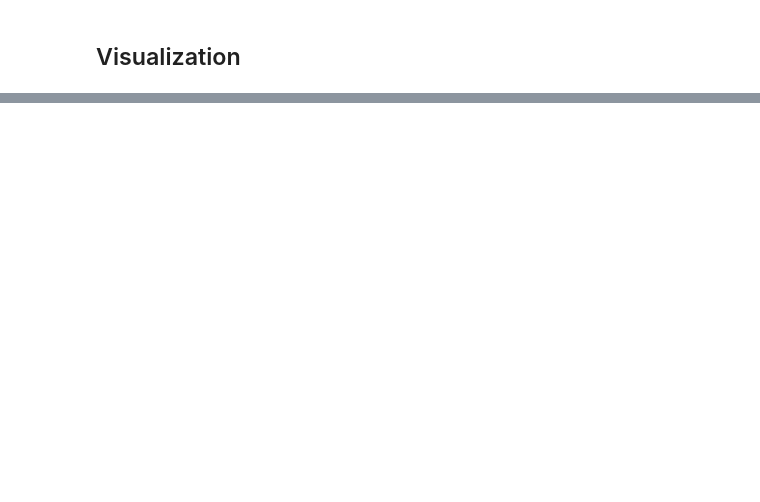
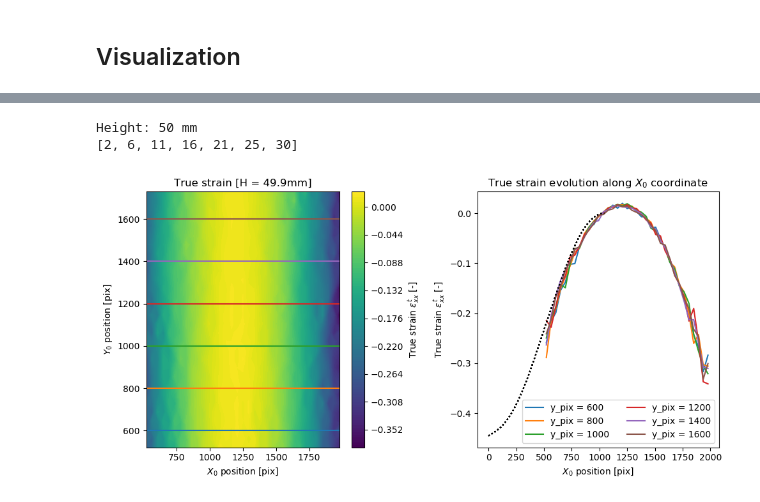
Before and after one commit to AlexandreTlili/Fracture_dAlembert, a Jupyter notebook: code/DIC_calibration.ipynb, the cells around one changed output, grey strips where cells are left out. Saved outputs shown, nothing was run; the diff lists cells and outputs as text; code cells hidden in the pictures; blank space fills up the shorter version.

```diff
--- a/code/DIC_calibration.ipynb
+++ b/code/DIC_calibration.ipynb
@@ -164,13 +200,13 @@ plt.show()
 # %%
 # Check evolution along x
 
-frame = 100
+frame_index = -1
 y_pix_list = [600, 800, 1000, 1200, 1400, 1600]
 #y_pix_list = [800, 1200, 1600]
 
 # Compute theoretical visual_strain
 dt_camera = 1e-1
-frame_true = frames_true[frame]
+frame_true = frames_true[frame_index]
 H = time_to_H.time_to_H(frame_true * dt_camera)
 df, dict_sol = flex.solve_flexion(setup.W, H, setup.a)
 
@@ -179,7 +215,7 @@ print(f"Height: {1e3 * H:.0f} mm")
 # Get coordinates and true strain
 x0 = coords[0,0,:,:,0]
 y0 = coords[0,1,:,:,0]
-trueStrain_frame = trueStrain[0,0,0,:,:,frame]
+trueStrain_frame = trueStrain[0,0,0,:,:,frame_index]
 
 # Find nearest element for each y_pix
 y_elem_list = []
@@ -189,34 +225,38 @@ for y_pix in y_pix_list:
 
 # Plot ax1: contourf with lines; ax2: strain along y
 fig, (ax1, ax2) = plt.subplots(ncols=2, figsize=(10,5), tight_layout=True)
 
-ax1.set_title(f'True strain [frame {frame_true}]')
+ax1.set_title(f'True strain [H = {heights[frame_index] * 1e3:.1f}mm]')
 ax2.set_title('True strain evolution along $X_0$ coordinate')
 
 cont = ax1.contourf(x0, y0, trueStrain_frame, cmap='viridis', levels=100)
 fig.colorbar(cont, ax=ax1, label='True strain $\epsilon^t_{xx}$ [-]')
 
 color_cycle = plt.rcParams['axes.prop_cycle'].by_key()['color']
 
 strain_evol_x = []
 for i in range(len(y_pix_list)):
     y_pix, y_elem = y_pix_list[i], y_elem_list[i]
     color = color_cycle[i]
 
     ax1.axhline(y_pix, c=color)
     ax2.plot(x0[:,y_elem], trueStrain_frame[:,y_elem], c=color, label=f"y_pix = {y_pix}")
     ax2.plot(10000 * df['S'].to_numpy(), df['trueStrain_visu'].to_numpy(), ls=':', c='k')
     strain_evol_x.append(trueStrain_frame[:,y_elem])
 
 ax2.legend(ncol=2)
 
 ax1.set_xlabel('$X_0$ position [pix]')
 ax1.set_ylabel('$Y_0$ position [pix]')
 ax2.set_xlabel('$X_0$ position [pix]')
 ax2.set_ylabel('True strain $\epsilon^t_{xx}$ [-]')
 
 print(x_elem_list)
 plt.show()
+# %% [output]
+Height: 50 mm
+[2, 6, 11, 16, 21, 25, 30]
+[figure, added]
 # %%
 # Average strain along y
 
```
Also changed, not shown: parts of 19 cells of this notebook.
